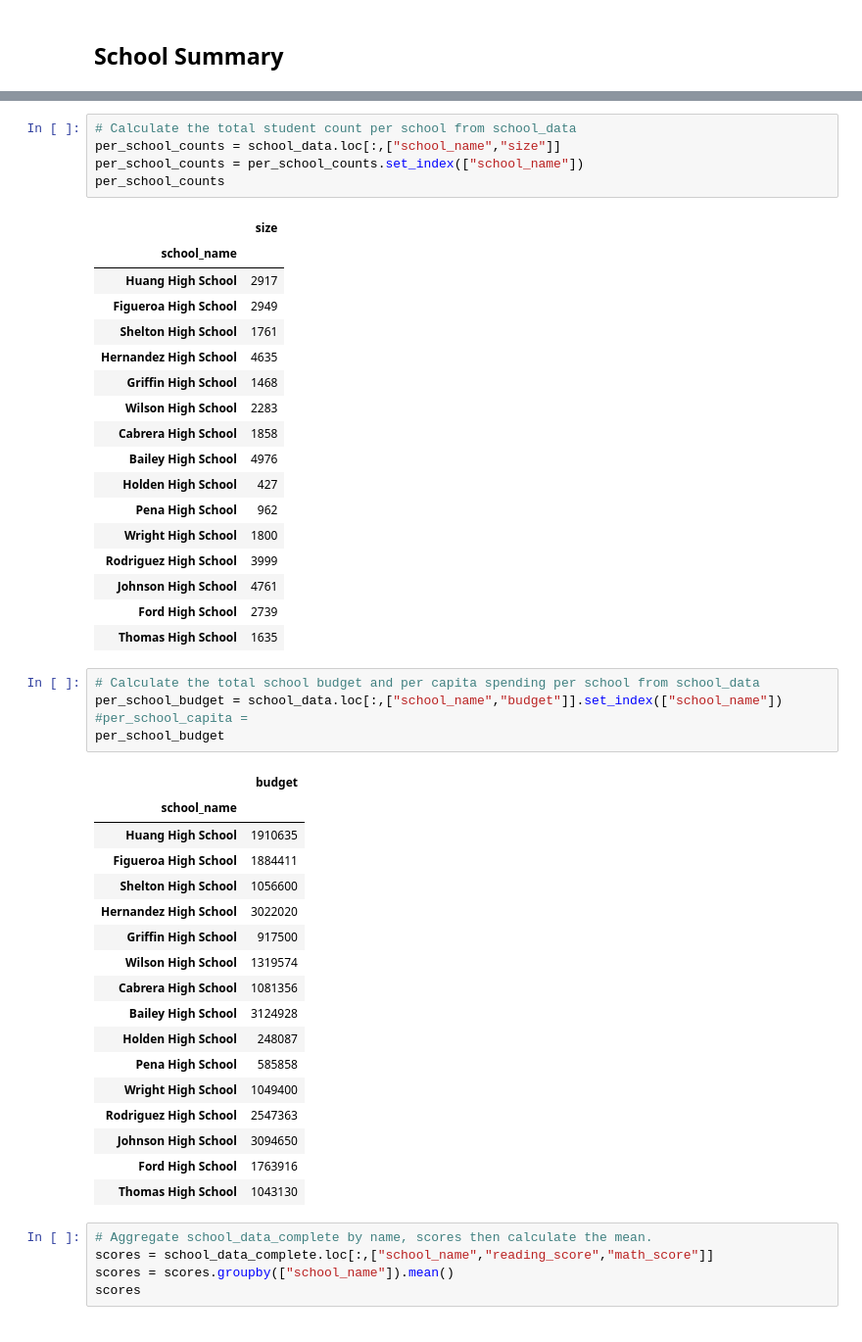
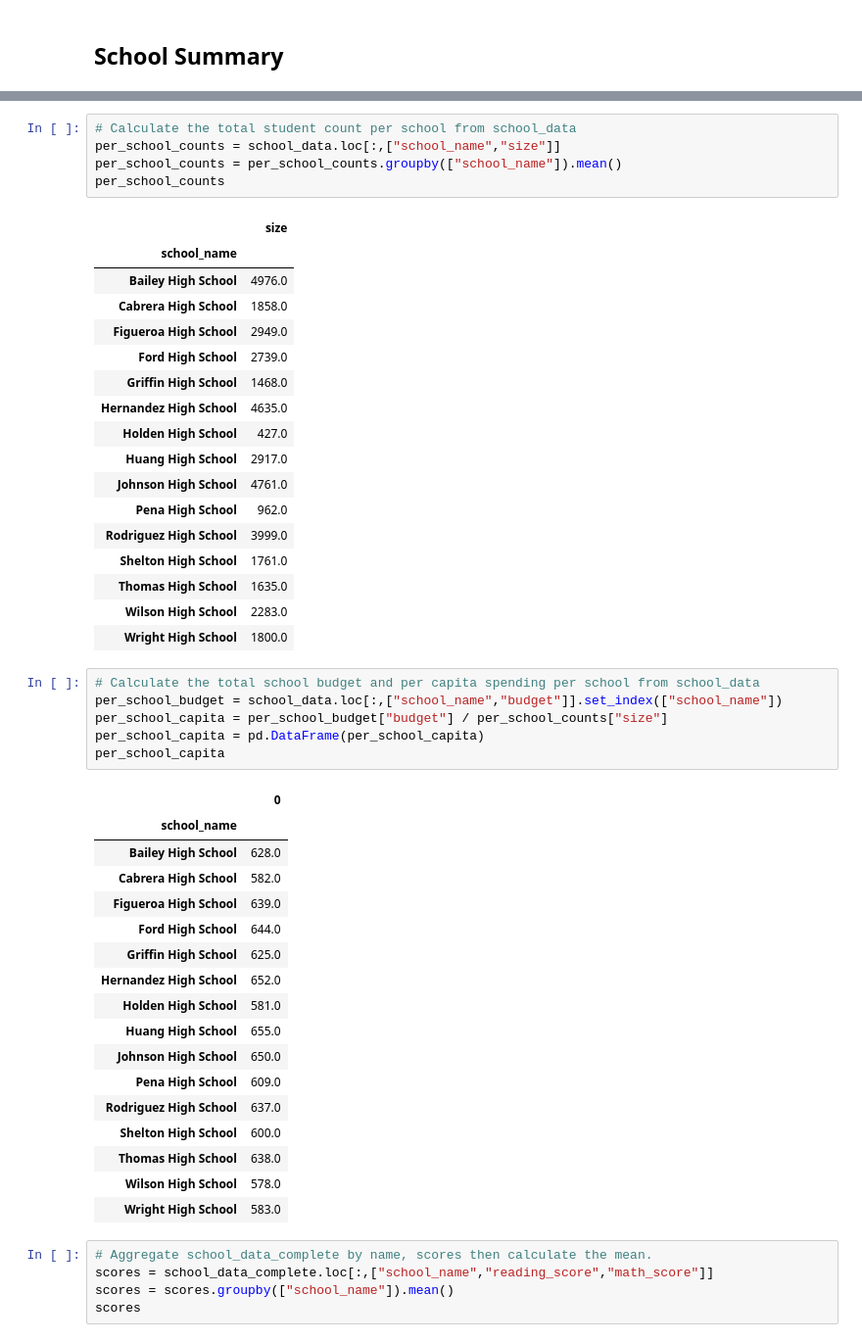
Before and after one commit to cbeat0n/pandas-challenge, a Jupyter notebook: PyCitySchools/PyCitySchools.ipynb, the cells around one changed output, grey strips where cells are left out. Shown: that part at 98% size. Cells and saved outputs as stored; diff of their text form.

```diff
--- a/PyCitySchools/PyCitySchools.ipynb
+++ b/PyCitySchools/PyCitySchools.ipynb
@@ -114,49 +133,50 @@ school_types = pd.DataFrame(school_types)
 # %%
 # Calculate the total student count per school from school_data
 per_school_counts = school_data.loc[:,["school_name","size"]]
-per_school_counts = per_school_counts.set_index(["school_name"])
+per_school_counts = per_school_counts.groupby(["school_name"]).mean()
 per_school_counts
 # %% [output]
 |  | size |
 | school_name |  |
-| Huang High School | 2917 |
-| Figueroa High School | 2949 |
-| Shelton High School | 1761 |
-| Hernandez High School | 4635 |
-| Griffin High School | 1468 |
-| Wilson High School | 2283 |
-| Cabrera High School | 1858 |
-| Bailey High School | 4976 |
-| Holden High School | 427 |
-| Pena High School | 962 |
-| Wright High School | 1800 |
-| Rodriguez High School | 3999 |
-| Johnson High School | 4761 |
-| Ford High School | 2739 |
-| Thomas High School | 1635 |
+| Bailey High School | 4976.0 |
+| Cabrera High School | 1858.0 |
+| Figueroa High School | 2949.0 |
+| Ford High School | 2739.0 |
+| Griffin High School | 1468.0 |
+| Hernandez High School | 4635.0 |
+| Holden High School | 427.0 |
+| Huang High School | 2917.0 |
+| Johnson High School | 4761.0 |
+| Pena High School | 962.0 |
+| Rodriguez High School | 3999.0 |
+| Shelton High School | 1761.0 |
+| Thomas High School | 1635.0 |
+| Wilson High School | 2283.0 |
+| Wright High School | 1800.0 |
 # %%
 # Calculate the total school budget and per capita spending per school from school_data
 per_school_budget = school_data.loc[:,["school_name","budget"]].set_index(["school_name"])
-#per_school_capita =
-per_school_budget
+per_school_capita = per_school_budget["budget"] / per_school_counts["size"]
+per_school_capita = pd.DataFrame(per_school_capita)
+per_school_capita
 # %% [output]
-|  | budget |
+|  | 0 |
 | school_name |  |
-| Huang High School | 1910635 |
-| Figueroa High School | 1884411 |
-| Shelton High School | 1056600 |
-| Hernandez High School | 3022020 |
-| Griffin High School | 917500 |
-| Wilson High School | 1319574 |
-| Cabrera High School | 1081356 |
-| Bailey High School | 3124928 |
-| Holden High School | 248087 |
-| Pena High School | 585858 |
-| Wright High School | 1049400 |
-| Rodriguez High School | 2547363 |
-| Johnson High School | 3094650 |
-| Ford High School | 1763916 |
-| Thomas High School | 1043130 |
+| Bailey High School | 628.0 |
+| Cabrera High School | 582.0 |
+| Figueroa High School | 639.0 |
+| Ford High School | 644.0 |
+| Griffin High School | 625.0 |
+| Hernandez High School | 652.0 |
+| Holden High School | 581.0 |
+| Huang High School | 655.0 |
+| Johnson High School | 650.0 |
+| Pena High School | 609.0 |
+| Rodriguez High School | 637.0 |
+| Shelton High School | 600.0 |
+| Thomas High School | 638.0 |
+| Wilson High School | 578.0 |
+| Wright High School | 583.0 |
 # %%
 # Aggregate school_data_complete by name, scores then calculate the mean.
 scores = school_data_complete.loc[:,["school_name","reading_score","math_score"]]
```
Also changed, not shown: parts of 7 cells of this notebook.
